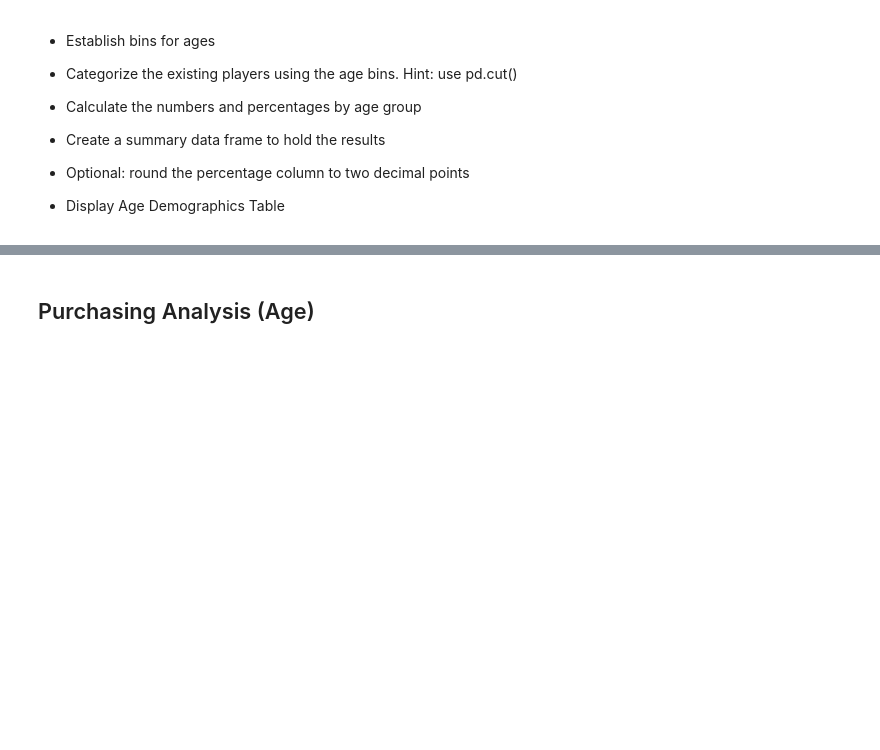
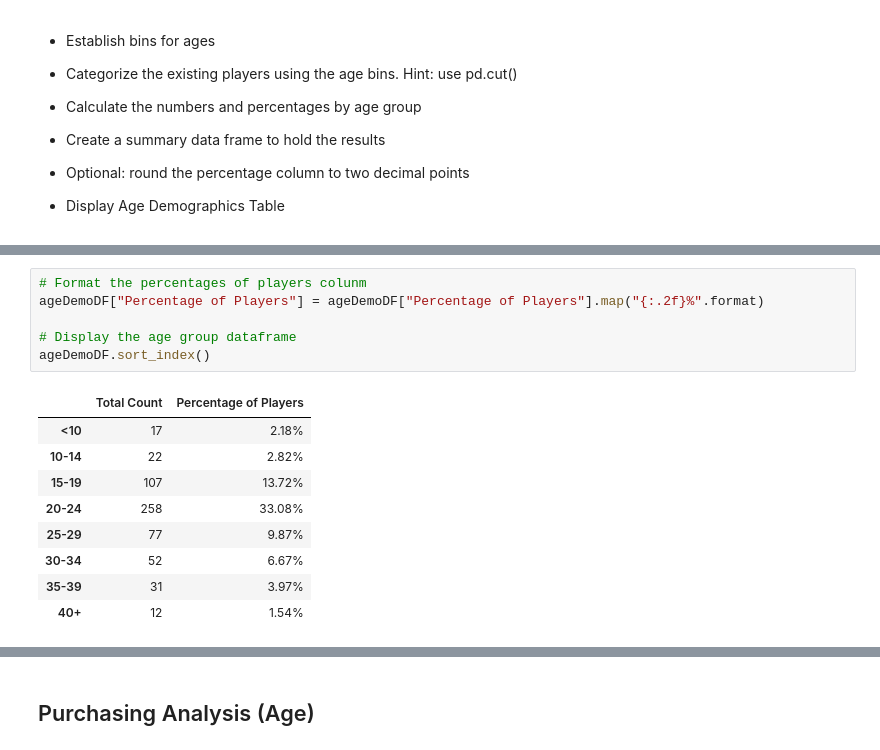
Before and after one commit to jcus/pandas-challenge, a Jupyter notebook: HeroesOfPymoli/HeroesOfPymoli.ipynb, the cells around one changed output, grey strips where cells are left out. Drawn from its saved outputs; the diff is of its cells as text; blank space fills up the shorter version.

```diff
--- a/HeroesOfPymoli/HeroesOfPymoli.ipynb
+++ b/HeroesOfPymoli/HeroesOfPymoli.ipynb
@@ -360 +426,17 @@ df5
+# %%
+# Format the percentages of players colunm
+ageDemoDF["Percentage of Players"] = ageDemoDF["Percentage of Players"].map("{:.2f}%".format)
+
+# Display the age group dataframe
+ageDemoDF.sort_index()
+# %% [output]
+|  | Total Count | Percentage of Players |
+| <10 | 17 | 2.18% |
+| 10-14 | 22 | 2.82% |
+| 15-19 | 107 | 13.72% |
+| 20-24 | 258 | 33.08% |
+| 25-29 | 77 | 9.87% |
+| 30-34 | 52 | 6.67% |
+| 35-39 | 31 | 3.97% |
+| 40+ | 12 | 1.54% |
 # %%
```
Also changed, not shown: parts of 13 cells of this notebook.
